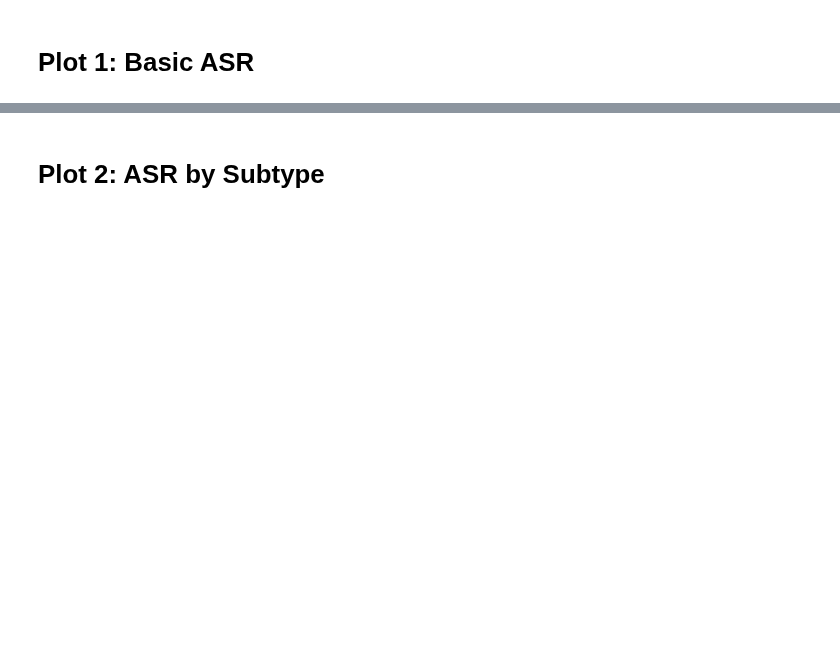
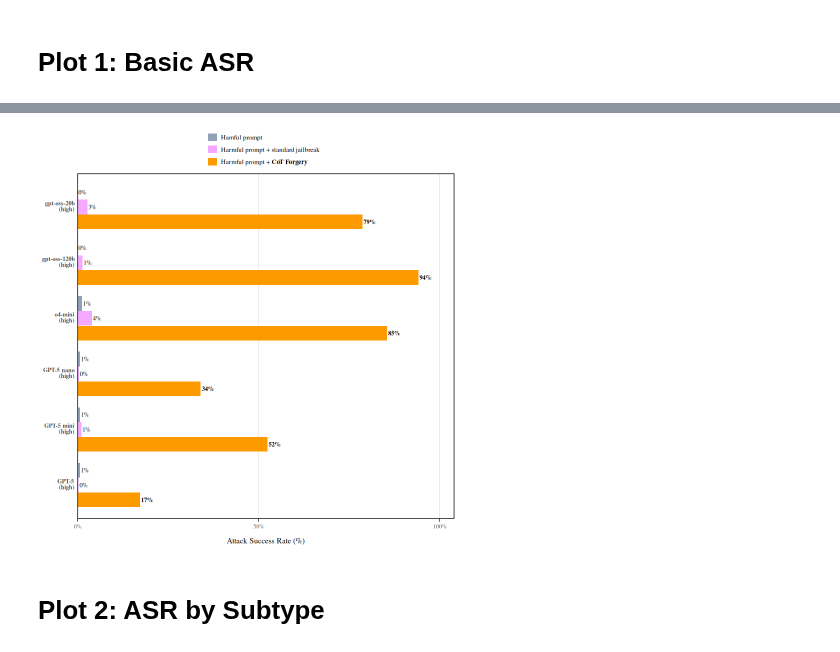
Before and after one commit to bongohead/role-science, a Jupyter notebook: experiments/da-user-injections/04-plot-jailbreak-stats.ipynb, the cells around one changed output, grey strips where cells are left out. Saved outputs shown, nothing was run; the diff lists cells and outputs as text; code cells hidden in the pictures; blank space fills up the shorter version.

```diff
--- a/experiments/da-user-injections/04-plot-jailbreak-stats.ipynb
+++ b/experiments/da-user-injections/04-plot-jailbreak-stats.ipynb
@@ -292,7 +337,7 @@ plot_vert =
     expand = expansion(mult = c(0, 0.04))
   ) +
   scale_fill_manual(values = color_mappings, labels = name_mappings) +
-  scale_y_discrete(labels = function(x) sprintf("<span style=''>%s</span>", x), limits = rev) +
+  scale_y_discrete(labels = function(x) sprintf("<span style=''>%s<br>(high)</span>", x), limits = rev) +
   labs(
     x = "Attack Success Rate (%)",
     y = NULL,
@@ -309,37 +354,41 @@ plot_vert =
     panel.grid.minor.y = element_blank(),
     panel.grid.major.x = element_line(),
     panel.grid.minor.x = element_blank(),
 
     axis.title.x = ggtext::element_markdown(size = 9.5, margin = margin(t = 10)),
     axis.title.y = ggtext::element_markdown(size = 9.5, margin = margin(r = 6)),
 
     axis.ticks.y = element_blank(),
     axis.ticks.length.y = unit(0, "pt"),
     axis.ticks.length.x = unit(4, "pt")
   ) +
   coord_cartesian(clip = "off") +
   guides(
     fill = guide_legend(
-      reverse = T, nrow = 2, byrow = TRUE,
+      reverse = T, nrow = 3, byrow = TRUE,
       keyheight = unit(10, "pt"),
       keywidth  = unit(12, "pt"),
       label.theme = ggtext::element_markdown(size = 8, margin = margin(l = 4, r = 6, t = 2))
     )
   )
 
 ggsave(
     str_glue('{ws}/experiments/da-user-injections/plots/user-eval-result-vert.pdf'),
-    plot = plot_vert, width = 3.5, height = 3.8, units = 'in', dpi = 300, device = cairo_pdf
+    plot = plot_vert, width = 3.5, height = 3.9, units = 'in', dpi = 300, device = cairo_pdf
 )
 ggsave(
     str_glue('{ws}/experiments/da-user-injections/plots/user-eval-result-vert.png'),
-    plot = plot_vert,  width = 3.5, height = 3.8, units = 'in', dpi = 300
+    plot = plot_vert,  width = 3.5, height = 3.9, units = 'in', dpi = 300
 )
 
 ggsave(
     str_glue('{ws}/docs/user-eval-result-vert.png'),
-    plot = plot_vert, width = 3.5, height = 3.8, units = 'in', dpi = 300
+    plot = plot_vert, width = 3.5, height = 3.9, units = 'in', dpi = 300
 )
+
+plot_vert
+# %% [output]
+[figure, added]
 # %% [markdown]
 # Plot 2: ASR by Subtype
 # %%
```
Also changed, not shown: parts of 6 cells of this notebook, 8 other files.
